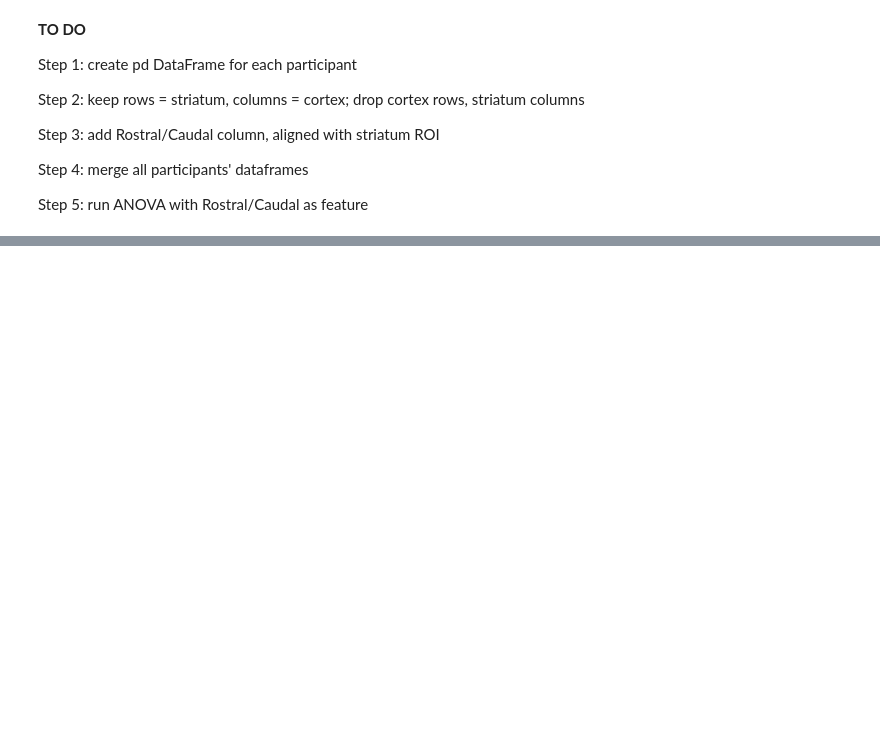
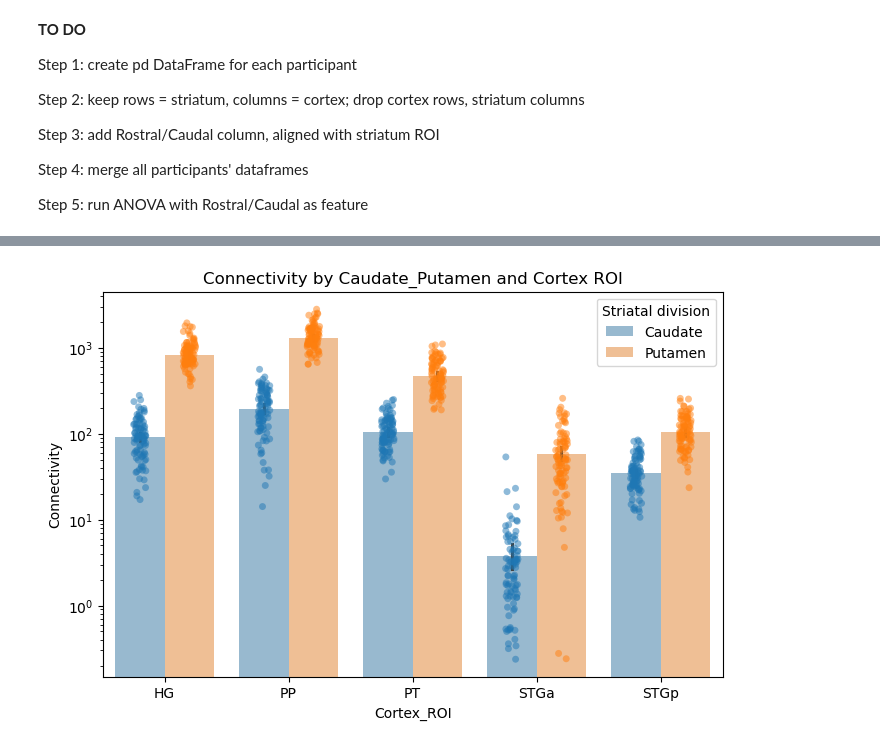
Before and after one commit to sitek/DAC1-corticostriatal-connectivity, a Jupyter notebook: connectivity_statistics.ipynb, the cells around one changed output, grey strips where cells are left out. Cells and saved outputs as stored; diff of their text form; code cells hidden in the pictures; blank space fills up the shorter version.

```diff
--- a/connectivity_statistics.ipynb
+++ b/connectivity_statistics.ipynb
@@ -296,0 +609,12 @@ print(out_fpath)
+# %%
+df_collapsed = long_df.groupby(["participant_id", 'Cortex_ROI', 'Caudate_Putamen',],
+                                       as_index=False).agg({"Connectivity": "mean"})
+plt.figure(figsize=(8, 5))
+sns.barplot(x='Cortex_ROI', y='Connectivity', hue='Caudate_Putamen', data=df_collapsed, alpha=0.5, )#fliersize=0)
+sns.stripplot(x='Cortex_ROI', y='Connectivity', hue='Caudate_Putamen', data=df_collapsed, dodge=True, alpha=0.5, legend=None)
+plt.title('Connectivity by Caudate_Putamen and Cortex ROI')
+plt.legend(title='Striatal division') # bbox_to_anchor=(1.05, 1), loc='upper left',
+plt.yscale('log')
+plt.show()
+# %% [output]
+[figure, added]
```
Also changed, not shown: parts of 53 cells of this notebook.
